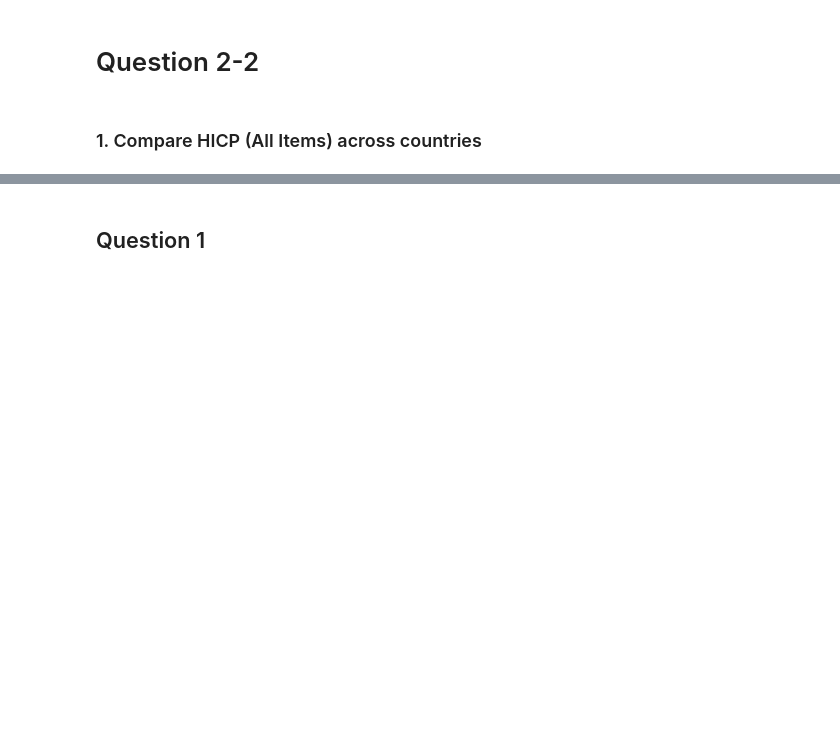
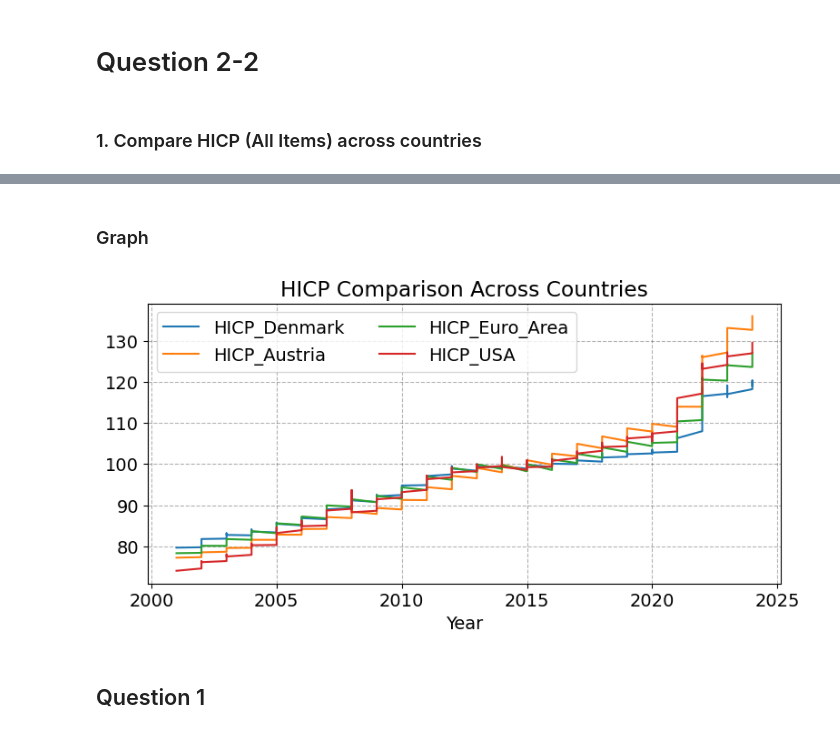
Before and after one commit to Hsueh-1113/Programming-for-Economists, a Jupyter notebook: 01_dataproject/dataproject.ipynb, the cells around one changed output, grey strips where cells are left out. Drawn from its saved outputs; the diff is of its cells as text; code cells hidden in the pictures; blank space fills up the shorter version.

```diff
--- a/01_dataproject/dataproject.ipynb
+++ b/01_dataproject/dataproject.ipynb
@@ -296,3 +286,9 @@ The key difference between HICP and CPI is whether the index includes own-occupi
 # Question 2-2
 # %% [markdown]
 ### 1. Compare HICP (All Items) across countries
+# %%
+countriesHICP = {'CP0000DKM086NEST': 'HICP Denmark',
+                 'CP0000ATM086NEST': 'HICP Austria',
+                 'CP0000EZ19M086NEST': 'HICP Euro Area',
+                 'CP0000USM086NEST': 'HICP USA'
+                 }
@@ -298,0 +315,21 @@ The key difference between HICP and CPI is whether the index includes own-occupi
+# %%
+data1 = {}
+for code,name in countriesHICP.items():
+    var = fred.get_series(code)
+    var.name = name
+    data[name] = var
+    print(f'Downloaded {code:15s} from FRED and saved it as {name:15s}')
+
+## Resample to annual frequency
+for name,var in data1.items():
+    data1[name] = var.resample("YE").mean()
+
+## Combine and drop any rows with missing observations
+df1 = pd.concat(data, axis=1).dropna()
+
+
+## Change index to year
+# Change index to year only
+df1.index = df1.index.year
+df1 = df1.rename_axis('year')
+df1.head()
@@ -299,3 +348,25 @@ The key difference between HICP and CPI is whether the index includes own-occupi
+# %% [markdown]
+### Graph
+# %%
+HICP_DK = df1['HICP Denmark']
+HICP_AT = df1['HICP Austria']
+HICP_EA = df1['HICP Euro Area']
+HICP_US = df1['HICP USA']
+
+# Match same years
+all_series = {'HICP_Denmark': HICP_DK, 'HICP_Austria': HICP_AT, 'HICP_Euro_Area': HICP_EA, 'HICP_USA': HICP_US}
+df_all = pd.concat(all_series, axis=1).dropna().sort_index()
+
+# Draw at the same plot
+fig, ax = plt.subplots(figsize=(9, 4))
+for col in df_all.columns:
+    ax.plot(df_all.index, df_all[col], label=col)   # 不手動指定顏色，讓 matplotlib 自動配色
+ax.set_xlabel('Year')
+ax.set_title('HICP Comparison Across Countries')
+ax.legend(ncol=2)          # 兩欄legend比較不擋圖
+ax.grid(True, ls='--', alpha=0.3)
+# %% [output]
+[figure, added]
 # %% [markdown]
 ## Question 1
 # %% [markdown]
```
Also changed, not shown: parts of 9 cells of this notebook.
